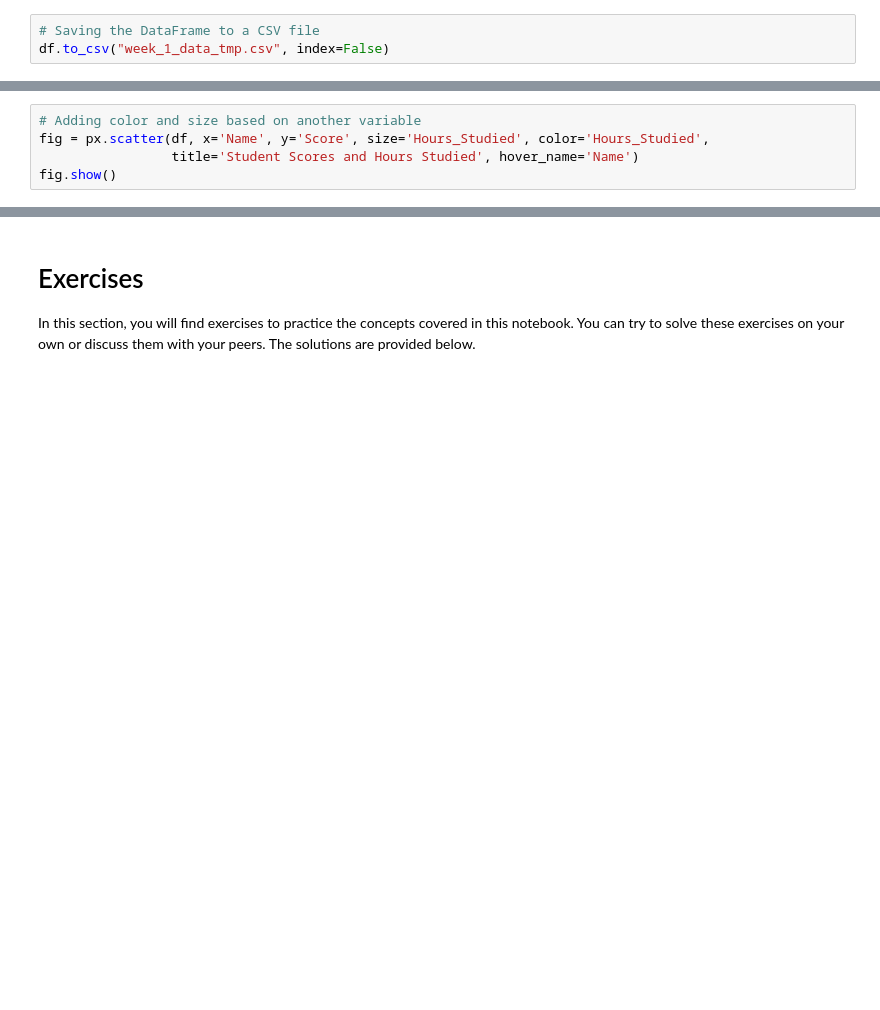
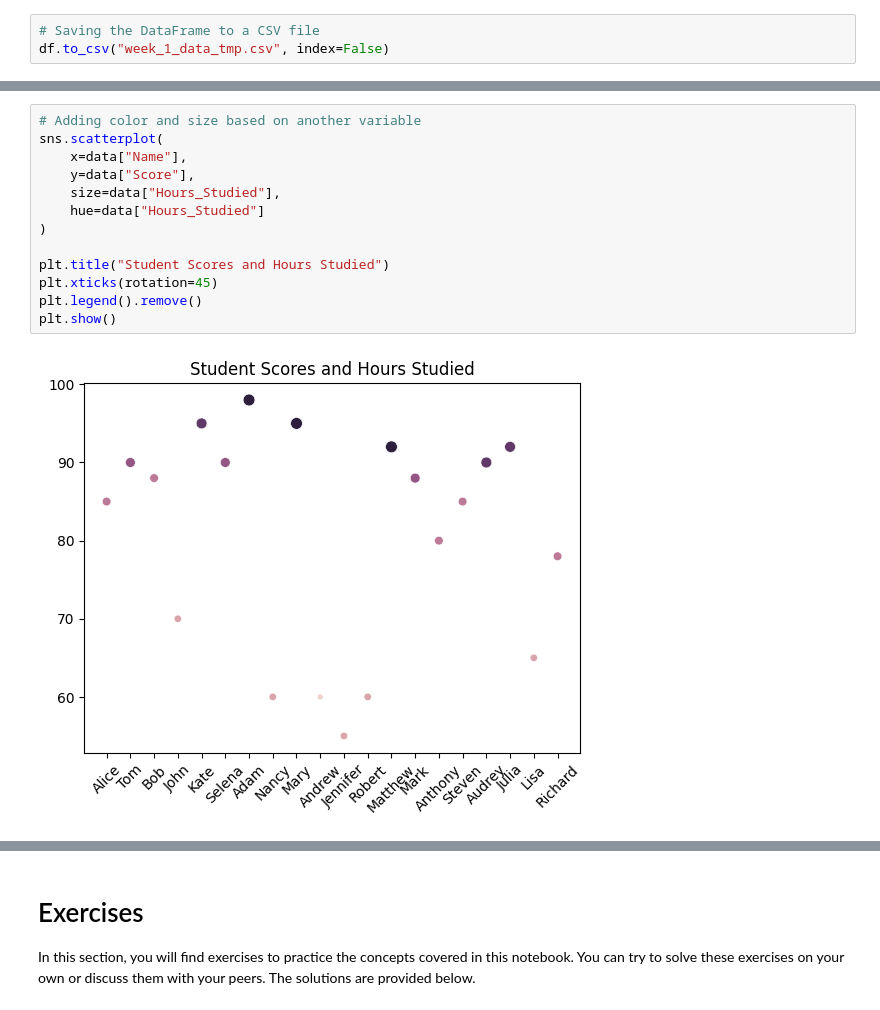
Before and after one commit to uio-bmi/stats_for_cs, a Jupyter notebook: Week_1_PythonIntro/PythonIntro.ipynb, the cells around one changed output, grey strips where cells are left out. Drawn from its saved outputs; the diff is of its cells as text; blank space fills up the shorter version.

```diff
--- a/Week_1_PythonIntro/PythonIntro.ipynb
+++ b/Week_1_PythonIntro/PythonIntro.ipynb
@@ -650,7 +805,17 @@ fig.show()
 # %%
 # Adding color and size based on another variable
-fig = px.scatter(df, x='Name', y='Score', size='Hours_Studied', color='Hours_Studied',
-                 title='Student Scores and Hours Studied', hover_name='Name')
-fig.show()
+sns.scatterplot(
+    x=data["Name"],
+    y=data["Score"],
+    size=data["Hours_Studied"],
+    hue=data["Hours_Studied"]
+)
+
+plt.title("Student Scores and Hours Studied")
+plt.xticks(rotation=45)
+plt.legend().remove()
+plt.show()
+# %% [output]
+[figure, added]
 # %%
 # Basic bar plot
```
Also changed, not shown: parts of 65 cells of this notebook.
